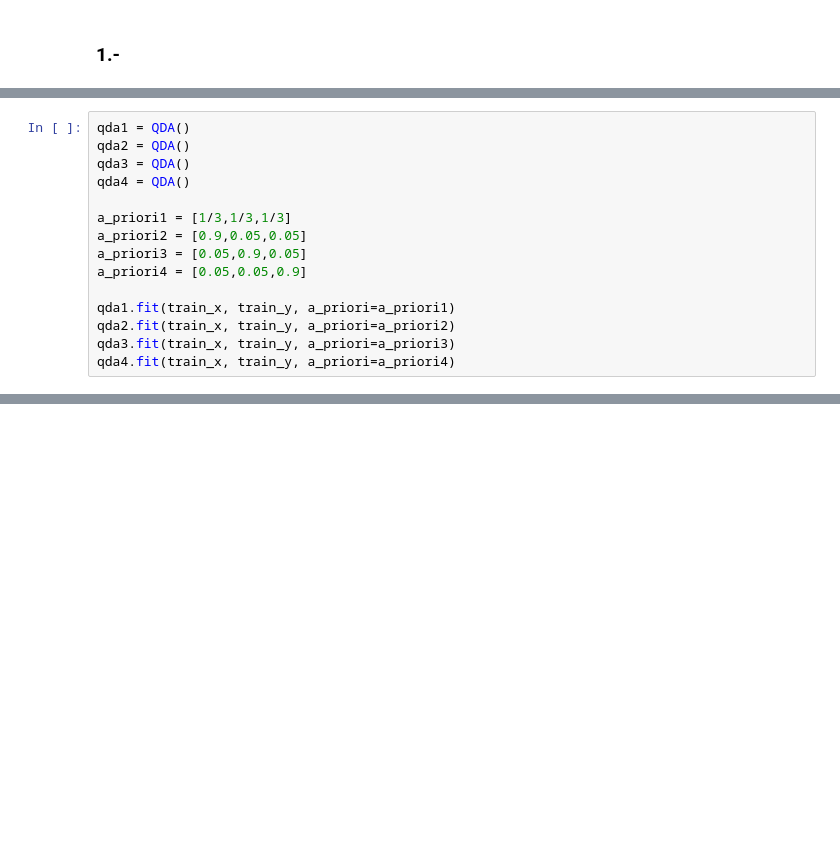
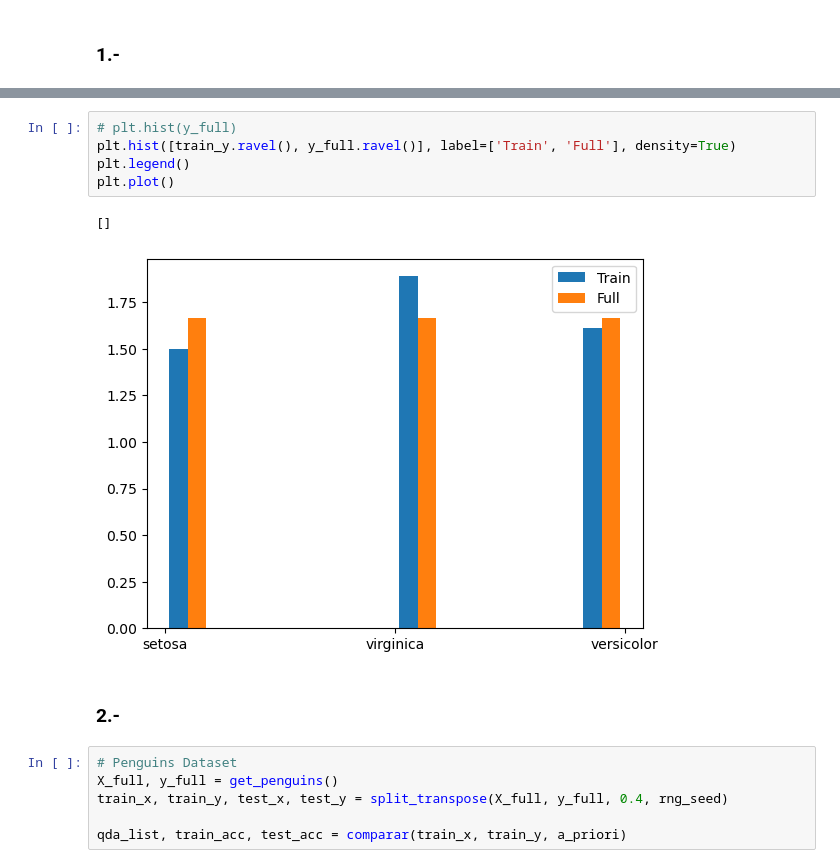
Before and after one commit to juanpsch/analisis_matematico, a Jupyter notebook: tp_final/TP_final_LDA_QDA.ipynb, the cells around one changed output, grey strips where cells are left out. Cells and saved outputs as stored; diff of their text form; blank space fills up the shorter version.

```diff
--- a/tp_final/TP_final_LDA_QDA.ipynb
+++ b/tp_final/TP_final_LDA_QDA.ipynb
@@ -410,15 +436,0 @@ train_x, train_y, test_x, test_y = split_transpose(X_full, y_full, 0.4, rng_seed
-# %%
-qda1 = QDA()
-qda2 = QDA()
-qda3 = QDA()
-qda4 = QDA()
-
-a_priori1 = [1/3,1/3,1/3]
-a_priori2 = [0.9,0.05,0.05]
-a_priori3 = [0.05,0.9,0.05]
-a_priori4 = [0.05,0.05,0.9]
-
-qda1.fit(train_x, train_y, a_priori=a_priori1)
-qda2.fit(train_x, train_y, a_priori=a_priori2)
-qda3.fit(train_x, train_y, a_priori=a_priori3)
-qda4.fit(train_x, train_y, a_priori=a_priori4)
@@ -447,0 +462,16 @@ Train (apparent) error is 0.0333 while test error is 0.0500
+# %%
+# plt.hist(y_full)
+plt.hist([train_y.ravel(), y_full.ravel()], label=['Train', 'Full'], density=True)
+plt.legend()
+plt.plot()
+# %% [output]
+[]
+[figure, added]
+# %% [markdown]
+### 2.-
+# %%
+# Penguins Dataset
+X_full, y_full = get_penguins()
+train_x, train_y, test_x, test_y = split_transpose(X_full, y_full, 0.4, rng_seed)
+
+qda_list, train_acc, test_acc = comparar(train_x, train_y, a_priori)
```
Also changed, not shown: parts of 12 cells of this notebook.
